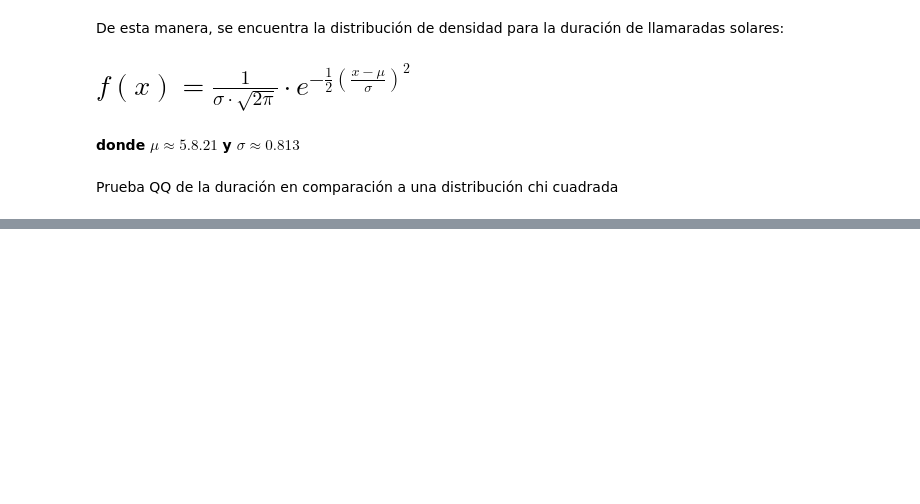
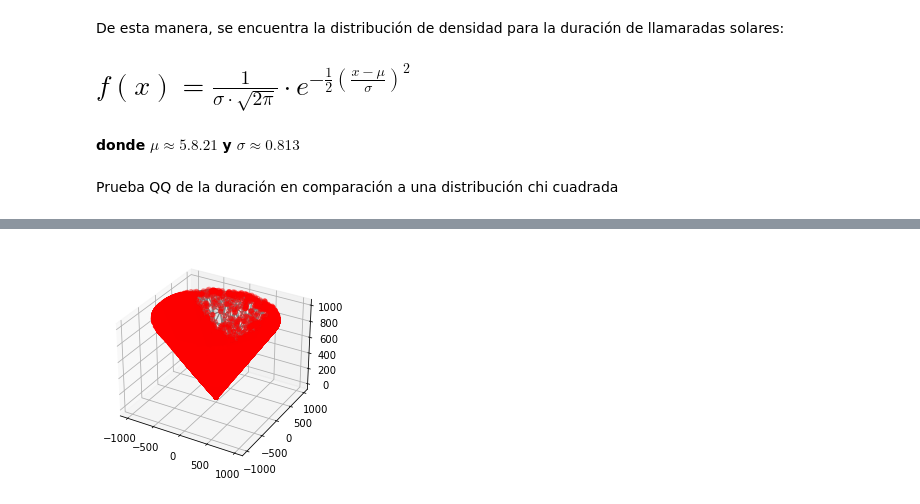
Before and after one commit to Exploratory-Data-Analiysis/Exam_1, a Jupyter notebook: ParcialFC.ipynb, the cells around one changed output, grey strips where cells are left out. Cells and saved outputs as stored; diff of their text form; code cells hidden in the pictures; blank space fills up the shorter version.

```diff
--- a/ParcialFC.ipynb
+++ b/ParcialFC.ipynb
@@ -287,0 +285,8 @@ dfpred
+# %%
+fig = plt.figure()
+ax = fig.add_subplot(111, projection='3d')
+ax.plot_trisurf(dfP['x.pos.asec'], dfP['y.pos.asec'], dfP['radial'], color='white', edgecolors='grey', alpha=0.5)
+ax.scatter(dfP['x.pos.asec'], dfP['y.pos.asec'], dfP['radial'], c='red')
+plt.show()
+# %% [output]
+[figure, added]
```
Also changed, not shown: parts of 18 cells of this notebook.
